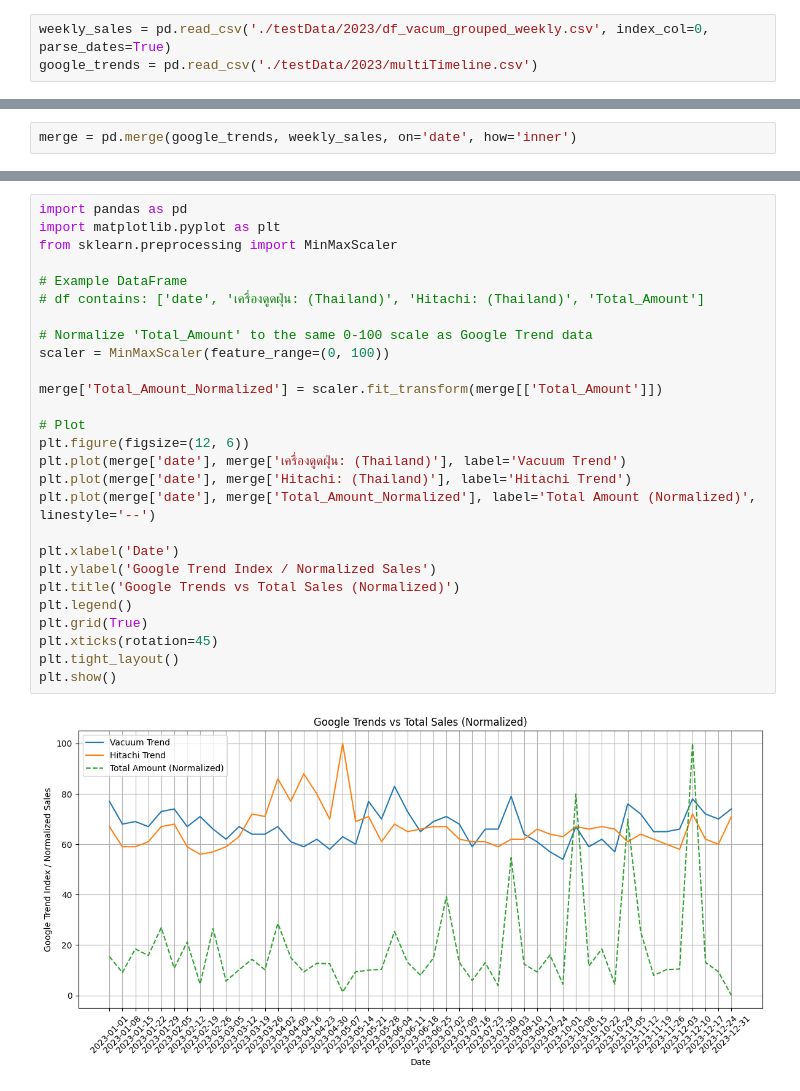
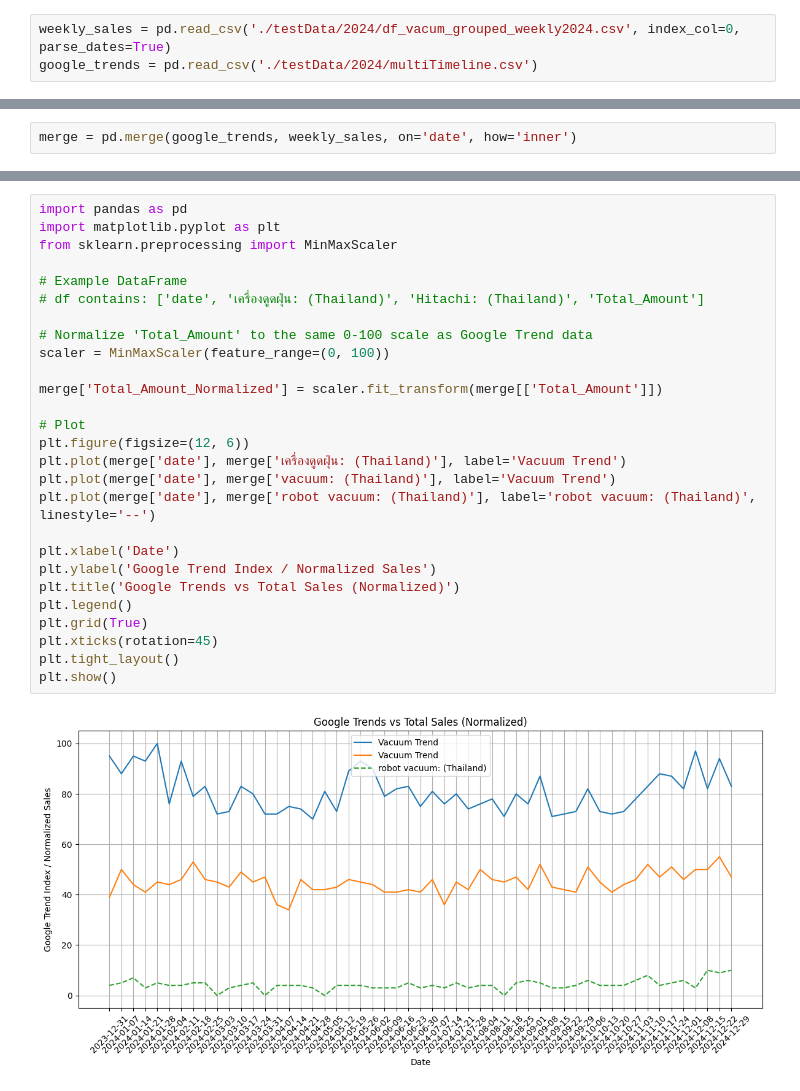
Before and after one commit to crimsonf09/Midas, a Jupyter notebook: example/test2023.ipynb, the cells around one changed output, grey strips where cells are left out. Saved outputs shown, nothing was run; the diff lists cells and outputs as text.

```diff
--- a/example/test2023.ipynb
+++ b/example/test2023.ipynb
@@ -18,6 +18,6 @@ print(pd.__version__)
 # %%
-weekly_sales = pd.read_csv('./testData/2023/df_vacum_grouped_weekly.csv', index_col=0, parse_dates=True)
-google_trends = pd.read_csv('./testData/2023/multiTimeline.csv')
+weekly_sales = pd.read_csv('./testData/2024/df_vacum_grouped_weekly2024.csv', index_col=0, parse_dates=True)
+google_trends = pd.read_csv('./testData/2024/multiTimeline.csv')
 # %%
 weekly_sales.columns = ['Total_Amount']  # or any name you like
 
@@ -40,30 +92,30 @@ merge = pd.merge(google_trends, weekly_sales, on='date', how='inner')
 # %%
 import pandas as pd
 import matplotlib.pyplot as plt
 from sklearn.preprocessing import MinMaxScaler
 
 # Example DataFrame
 # df contains: ['date', 'เครื่องดูดฝุ่น: (Thailand)', 'Hitachi: (Thailand)', 'Total_Amount']
 
 # Normalize 'Total_Amount' to the same 0-100 scale as Google Trend data
 scaler = MinMaxScaler(feature_range=(0, 100))
 
 merge['Total_Amount_Normalized'] = scaler.fit_transform(merge[['Total_Amount']])
 
 # Plot
 plt.figure(figsize=(12, 6))
 plt.plot(merge['date'], merge['เครื่องดูดฝุ่น: (Thailand)'], label='Vacuum Trend')
-plt.plot(merge['date'], merge['Hitachi: (Thailand)'], label='Hitachi Trend')
-plt.plot(merge['date'], merge['Total_Amount_Normalized'], label='Total Amount (Normalized)', linestyle='--')
+plt.plot(merge['date'], merge['vacuum: (Thailand)'], label='Vacuum Trend')
+plt.plot(merge['date'], merge['robot vacuum: (Thailand)'], label='robot vacuum: (Thailand)', linestyle='--')
 
 plt.xlabel('Date')
 plt.ylabel('Google Trend Index / Normalized Sales')
 plt.title('Google Trends vs Total Sales (Normalized)')
 plt.legend()
 plt.grid(True)
 plt.xticks(rotation=45)
 plt.tight_layout()
 plt.show()
 # %% [output]
-[figure, old version]
+[figure, new version]
 # %%
```
Also changed, not shown: parts of 17 cells of this notebook, 2 other files.
